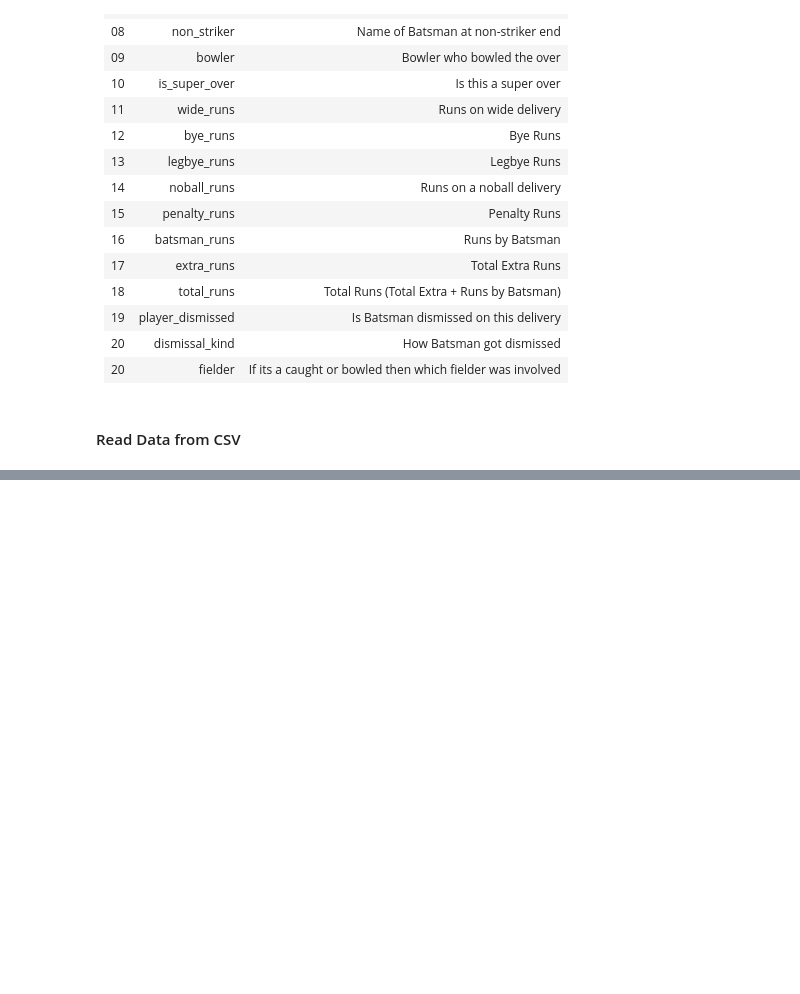
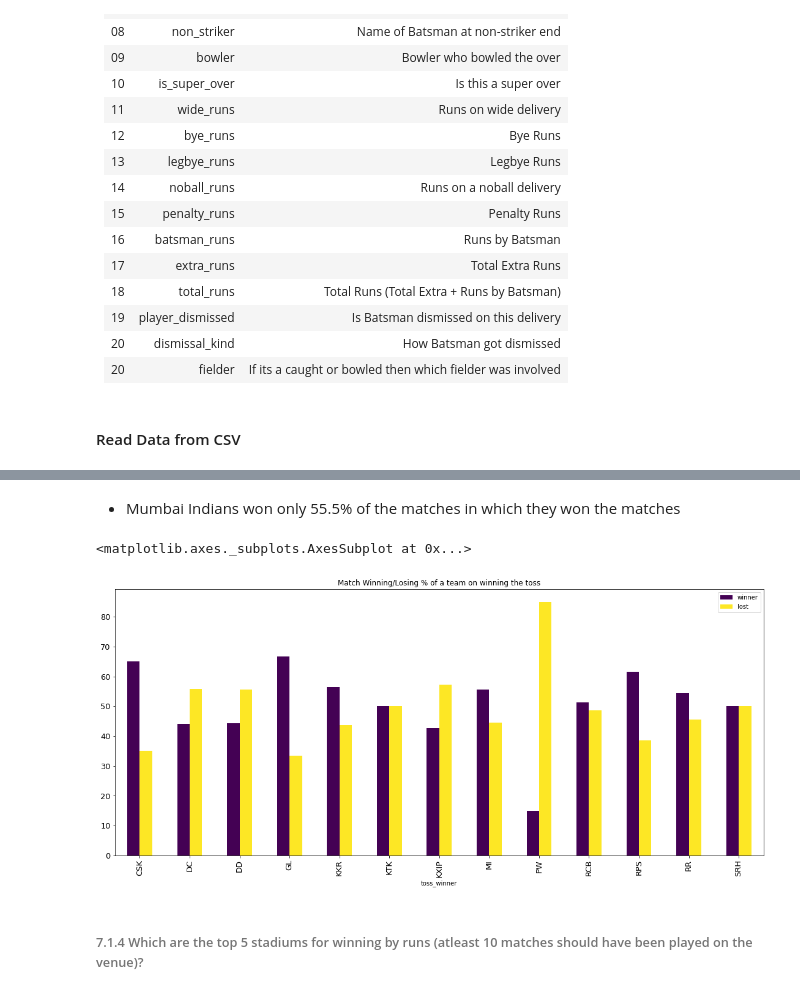
Before and after one commit to ravijagtap/datascience, a Jupyter notebook: IPL_DATA_ANALYSIS/Analysis on IPL Data.ipynb, the cells around one changed output, grey strips where cells are left out. Drawn from its saved outputs; the diff is of its cells as text; code cells hidden in the pictures; blank space fills up the shorter version.

```diff
--- a/IPL_DATA_ANALYSIS/Analysis on IPL Data.ipynb
+++ b/IPL_DATA_ANALYSIS/Analysis on IPL Data.ipynb
@@ -309,0 +629,8 @@ dd
+# %%
+toss_winner_as_winner = matches[matches['winner'] == matches['toss_winner']].groupby(['toss_winner'])['winner'].count()
+total_winner = matches.groupby(['toss_winner'])['winner'].count()
+
+win_per_on_toss_win = toss_winner_as_winner / total_winner * 100
+win_per_on_toss_win = win_per_on_toss_win.to_frame()
+win_per_on_toss_win.rename(columns={'winner': 'win_per_on_toss_win'}, inplace=True)
+win_per_on_toss_win
@@ -309,0 +653,12 @@ dd
+# %% [markdown]
+- Mumbai Indians won only 55.5% of the matches in which they won the matches
+# %%
+win_per_on_toss_win['lost'] = 100 - win_per_on_toss_win['winner']
+# %%
+win_per_on_toss_win.plot.bar(figsize=(19,8), title="Match Winning/Losing % of a team on winning the toss",fontsize=13,
+                                                            cmap='viridis')
+# %% [output]
+<matplotlib.axes._subplots.AxesSubplot at 0x...>
+[figure, added]
+# %% [markdown]
+######  7.1.4 Which are the top 5 stadiums for winning by runs (atleast 10 matches should have been played on the venue)?
```
Also changed, not shown: parts of 75 cells of this notebook.
